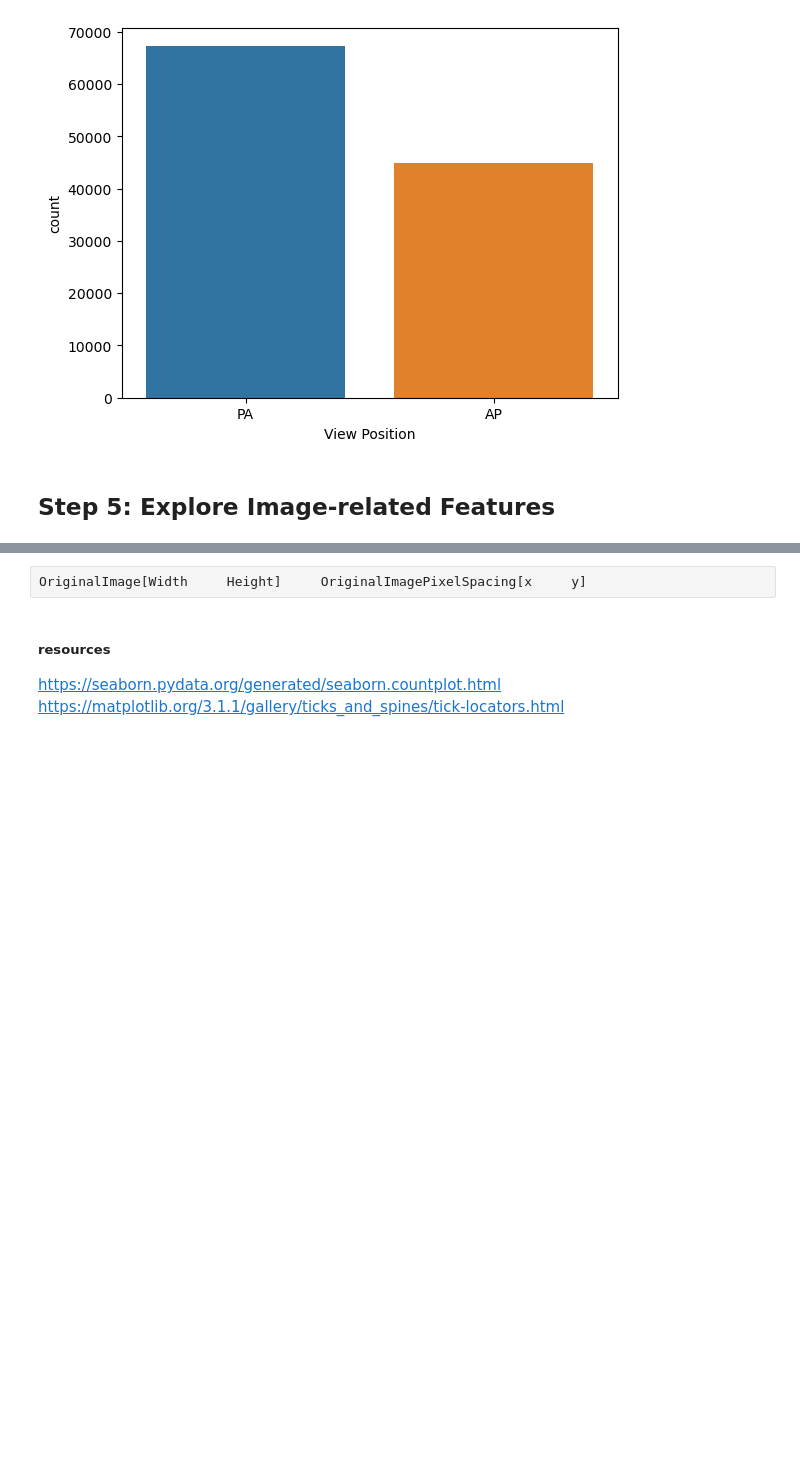
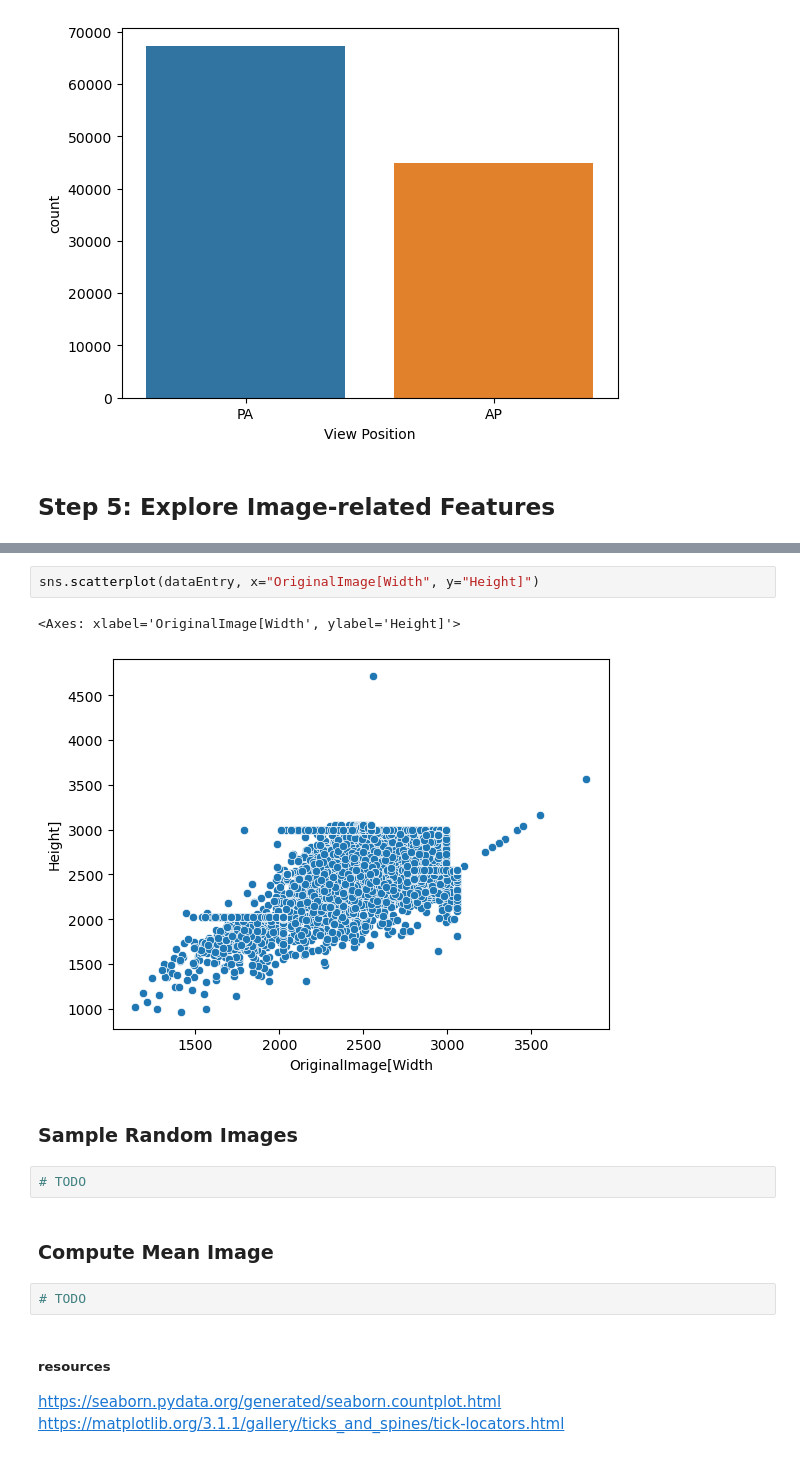
Before and after one commit to rachelwoodside/csci4155-chest-xray-model, a Jupyter notebook: EDA.ipynb, the cells around one changed output, grey strips where cells are left out. Saved outputs shown, nothing was run; the diff lists cells and outputs as text; blank space fills up the shorter version.

Commit message:
Add EDA for image-related features

```diff
--- a/EDA.ipynb
+++ b/EDA.ipynb
@@ -308,5 +323,16 @@ sns.countplot(dataEntry, x='View Position')
 # %%
-OriginalImage[Width 	Height] 	OriginalImagePixelSpacing[x 	y]
+sns.scatterplot(dataEntry, x="OriginalImage[Width", y="Height]")
+# %% [output]
+<Axes: xlabel='OriginalImage[Width', ylabel='Height]'>
+[figure, added]
+# %% [markdown]
+### Sample Random Images
+# %%
+# TODO
+# %% [markdown]
+### Compute Mean Image
+# %%
+# TODO
 # %% [markdown]
 ##### resources
 
```
Also changed, not shown: parts of 5 cells of this notebook.
